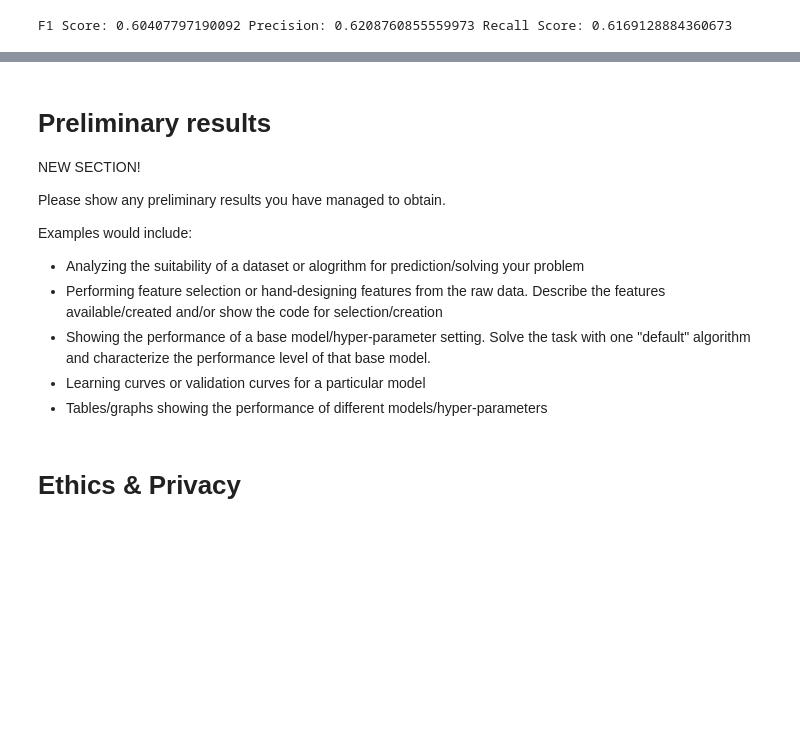
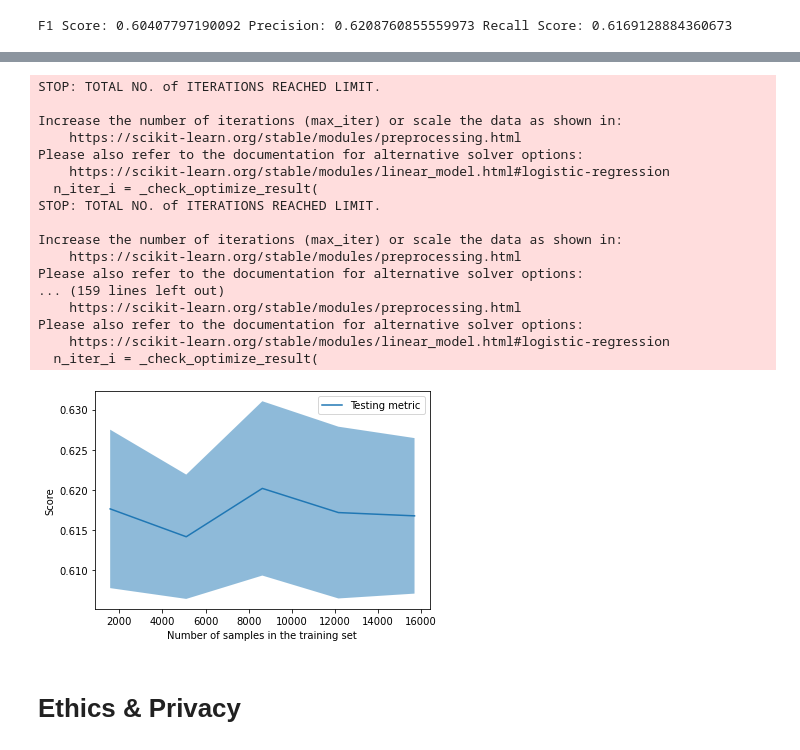
Before and after one commit to kalampark/Lichess-analysis-and-winner-prediction, a Jupyter notebook: CheckpointGroup037-Wi23.ipynb, the cells around one changed output, grey strips where cells are left out. Drawn from its saved outputs; the diff is of its cells as text; code cells hidden in the pictures; blank space fills up the shorter version.

Commit message:
added learning curve, cleaned up other sections

```diff
--- a/CheckpointGroup037-Wi23.ipynb
+++ b/CheckpointGroup037-Wi23.ipynb
@@ -301,13 +299,0 @@ We wanted to use the weighted average f1 score to account for the imbalanced cla
-# %% [markdown]
-# Preliminary results
-
-NEW SECTION!
-
-Please show any preliminary results you have managed to obtain.
-
-Examples would include:
-- Analyzing the suitability of a dataset or alogrithm for prediction/solving your problem
-- Performing feature selection or hand-designing features from the raw data. Describe the features available/created and/or show the code for selection/creation
-- Showing the performance of a base model/hyper-parameter setting.  Solve the task with one "default" algorithm and characterize the performance level of that base model.
-- Learning curves or validation curves for a particular model
-- Tables/graphs showing the performance of different models/hyper-parameters
@@ -314,3 +302,30 @@ Examples would include:
+# %%
+# validation curve
+#from sklearn.model_selection import LearningCurveDisplay, learning_curve
+
+train_sizes, train_scores, test_scores = sklearn.model_selection.learning_curve(log_reg, X, y)
+display = sklearn.model_selection.LearningCurveDisplay(train_sizes=train_sizes, train_scores=train_scores, test_scores=test_scores, score_name="Score")
+display.plot()
+plt.show()
+# %% [output]
+STOP: TOTAL NO. of ITERATIONS REACHED LIMIT.
+
+Increase the number of iterations (max_iter) or scale the data as shown in:
+    https://scikit-learn.org/stable/modules/preprocessing.html
+Please also refer to the documentation for alternative solver options:
+    https://scikit-learn.org/stable/modules/linear_model.html#logistic-regression
+  n_iter_i = _check_optimize_result(
+STOP: TOTAL NO. of ITERATIONS REACHED LIMIT.
+
+Increase the number of iterations (max_iter) or scale the data as shown in:
+    https://scikit-learn.org/stable/modules/preprocessing.html
+Please also refer to the documentation for alternative solver options:
+... (159 lines left out)
+    https://scikit-learn.org/stable/modules/preprocessing.html
+Please also refer to the documentation for alternative solver options:
+    https://scikit-learn.org/stable/modules/linear_model.html#logistic-regression
+  n_iter_i = _check_optimize_result(
+[figure, added]
 # %% [markdown]
 # Ethics & Privacy
 # %% [markdown]
```
Also changed, not shown: parts of 8 cells of this notebook.
